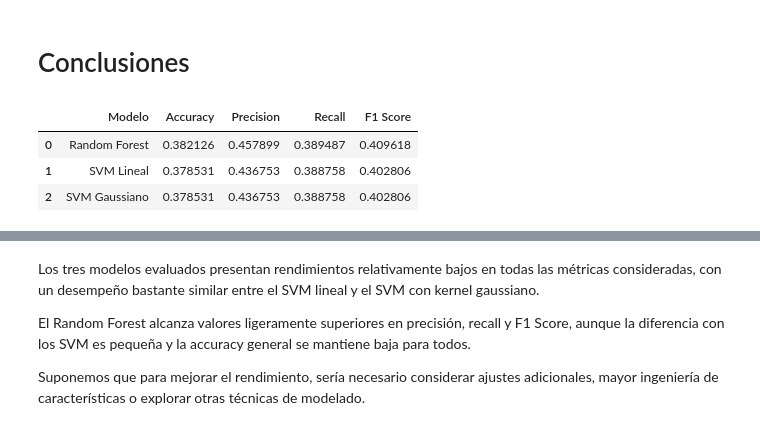
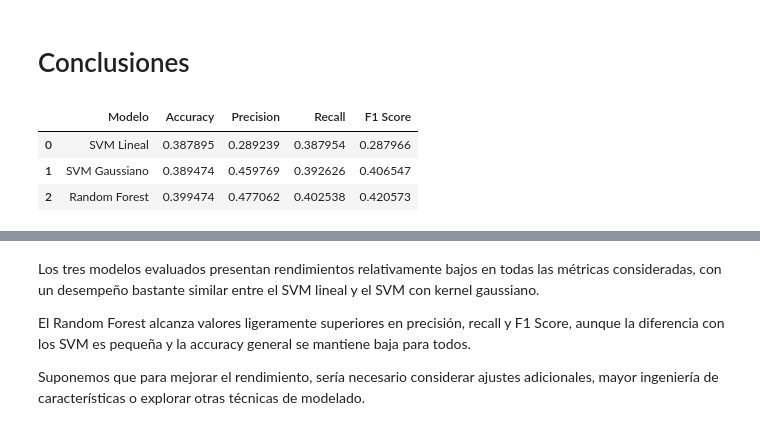
Before and after one commit to Kabarou/TP3_Mineria, a Jupyter notebook: main.ipynb, the cells around one changed output, grey strips where cells are left out. Cells and saved outputs as stored; diff of their text form; code cells hidden in the pictures.

```diff
--- a/main.ipynb
+++ b/main.ipynb
@@ -196,6 +197,9 @@ df_filtrado = df_filtrado[df_filtrado['Temperatura'] <= 60]
 # Eliminamos valores atípicos de VientoVelocidad > 30 km/h
 df_filtrado = df_filtrado[df_filtrado['VientoVelocidad'] <= 30]
 
+# Eliminamos los valores de humedad que son mayores a 100%
+df_filtrado = df_filtrado[df_filtrado['Humedad'] <= 100]
+
 # Los registros de PresiónAtmosférica se mantienen sin cambios, ya que no se identifican outliers
 # (no hay filtrado necesario para esta columna)
 
@@ -296,7 +300,7 @@ grid_search = GridSearchCV(
     pipeline,
     param_grid,
     cv=5,
-    scoring='accuracy',
+    scoring='f1_macro',
     n_jobs=-1
 )
 
@@ -390,7 +394,7 @@ grid_search_g = GridSearchCV(
     pipeline_gauss,
     param_grid,
     cv=5,
-    scoring='accuracy',
+    scoring='f1_macro',
     n_jobs=-1
 )
 
@@ -626,33 +630,33 @@ Hipótesis: Puede aparecer en cualquier estación, por lo que no aporta mucha in
 # %%
 # Creamos el DataFrame de métricas
 metrics_data = {
-    'Modelo': ['Random Forest', 'SVM Lineal', 'SVM Gaussiano'],
+    'Modelo': ['SVM Lineal', 'SVM Gaussiano', 'Random Forest'],
     'Accuracy': [
-        accuracy_score(y_test, best_rf.predict(X_test)),
         accuracy_score(y_test, pipeline.predict(X_test)),
-        accuracy_score(y_test, pipeline_gauss.predict(X_test))
+        accuracy_score(y_test, pipeline_gauss.predict(X_test)),
+        accuracy_score(y_test, best_rf.predict(X_test))
     ],
     'Precision': [
-        precision_score(y_test, best_rf.predict(X_test), average='macro'),
         precision_score(y_test, pipeline.predict(X_test), average='macro'),
-        precision_score(y_test, pipeline_gauss.predict(X_test), average='macro')
+        precision_score(y_test, pipeline_gauss.predict(X_test), average='macro'),
+        precision_score(y_test, best_rf.predict(X_test), average='macro')
     ],
     'Recall': [
-        recall_score(y_test, best_rf.predict(X_test), average='macro'),
         recall_score(y_test, pipeline.predict(X_test), average='macro'),
-        recall_score(y_test, pipeline_gauss.predict(X_test), average='macro')
+        recall_score(y_test, pipeline_gauss.predict(X_test), average='macro'),
+        recall_score(y_test, best_rf.predict(X_test), average='macro')
     ],
     'F1 Score': [
-        f1_score(y_test, best_rf.predict(X_test), average='macro'),
         f1_score(y_test, pipeline.predict(X_test), average='macro'),
-        f1_score(y_test, pipeline_gauss.predict(X_test), average='macro')
+        f1_score(y_test, pipeline_gauss.predict(X_test), average='macro'),
+        f1_score(y_test, best_rf.predict(X_test), average='macro')
     ]
 }
 
 df_metrics = pd.DataFrame(metrics_data)
 df_metrics
 # %% [output]
 |  | Modelo | Accuracy | Precision | Recall | F1 Score |
-| 0 | Random Forest | 0.382126 | 0.457899 | 0.389487 | 0.409618 |
-| 1 | SVM Lineal | 0.378531 | 0.436753 | 0.388758 | 0.402806 |
-| 2 | SVM Gaussiano | 0.378531 | 0.436753 | 0.388758 | 0.402806 |
+| 0 | SVM Lineal | 0.387895 | 0.289239 | 0.387954 | 0.287966 |
+| 1 | SVM Gaussiano | 0.389474 | 0.459769 | 0.392626 | 0.406547 |
+| 2 | Random Forest | 0.399474 | 0.477062 | 0.402538 | 0.420573 |
```
Also changed, not shown: parts of 15 cells of this notebook.
